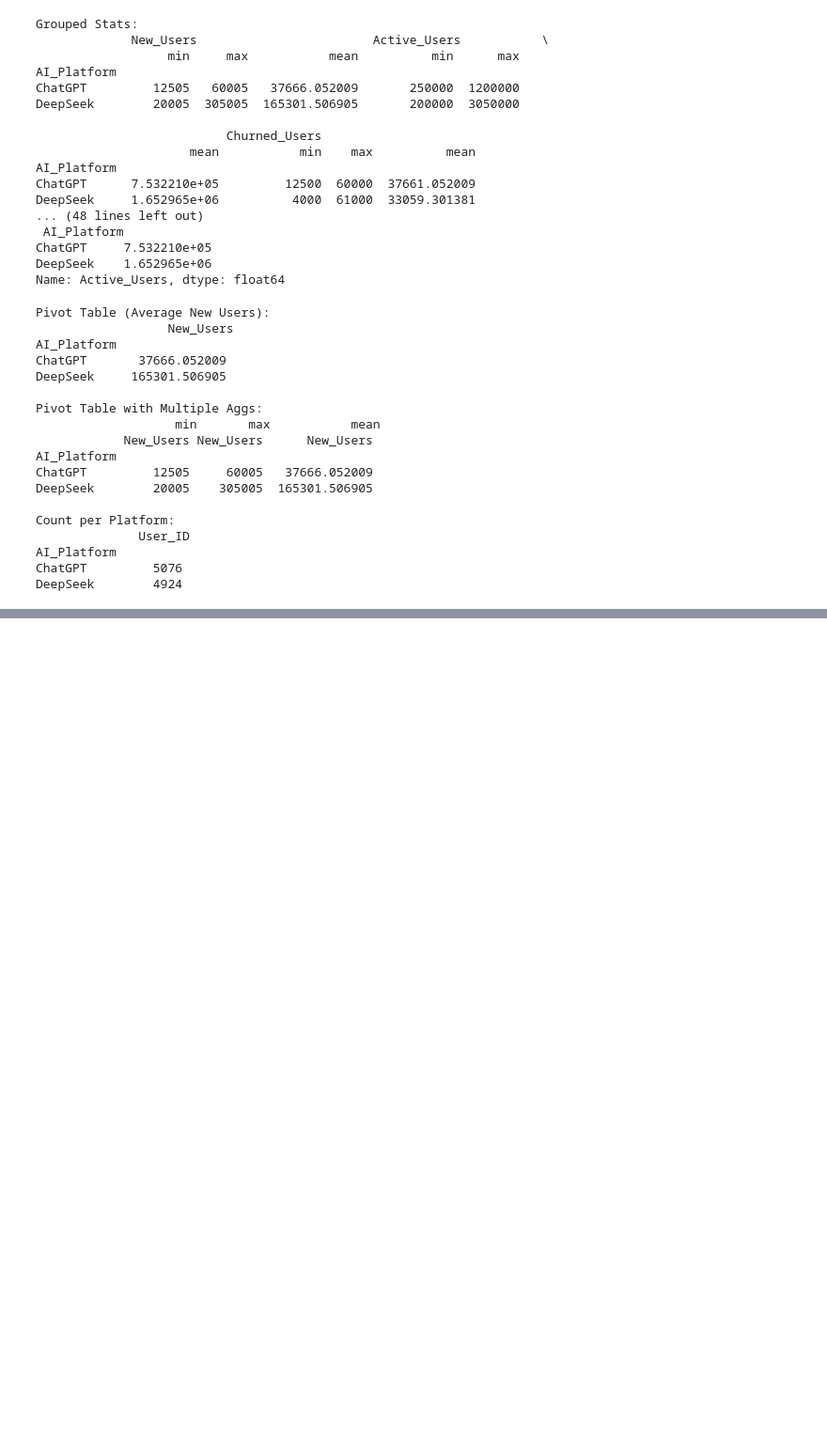
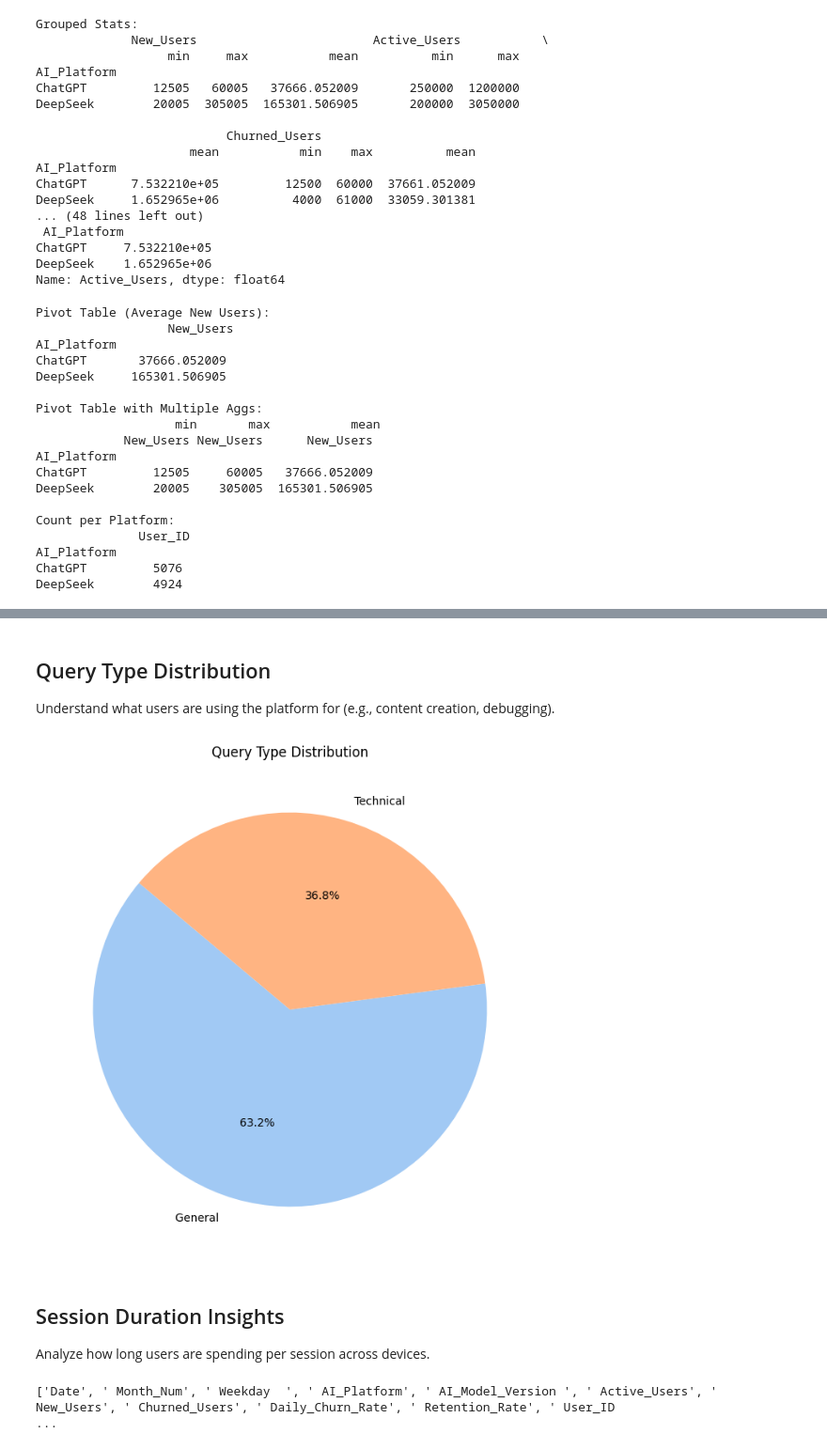
Before and after one commit to srujannayak32/DAV_ASSIGNMENT-189, a Jupyter notebook: main.ipynb, the cells around one changed output, grey strips where cells are left out. Shown at 94% size. Drawn from its saved outputs; the diff is of its cells as text; code cells hidden in the pictures; blank space fills up the shorter version.

```diff
--- a/main.ipynb
+++ b/main.ipynb
@@ -576,0 +673,22 @@ DeepSeek        4924
+# %% [markdown]
+## Query Type Distribution
+Understand what users are using the platform for (e.g., content creation, debugging).
+# %%
+query_counts = df[' Query_Type'].value_counts()
+
+# Pie chart
+plt.figure(figsize=(8, 8))
+query_counts.plot(kind='pie', autopct='%1.1f%%', startangle=140, colors=sns.color_palette("pastel"))
+plt.title("Query Type Distribution")
+plt.ylabel("")
+plt.show()
+# %% [output]
+[figure, added]
+# %% [markdown]
+## Session Duration Insights
+Analyze how long users are spending per session across devices.
+# %%
+print(df.columns.tolist())
+df.columns = df.columns.str.strip()
+# %% [output]
+['Date', ' Month_Num', ' Weekday  ', ' AI_Platform', ' AI_Model_Version ', ' Active_Users', ' New_Users', ' Churned_Users', ' Daily_Churn_Rate', ' Retention_Rate', ' User_ID                            ...
```
Also changed, not shown: parts of 22 cells of this notebook, 1 other file.
